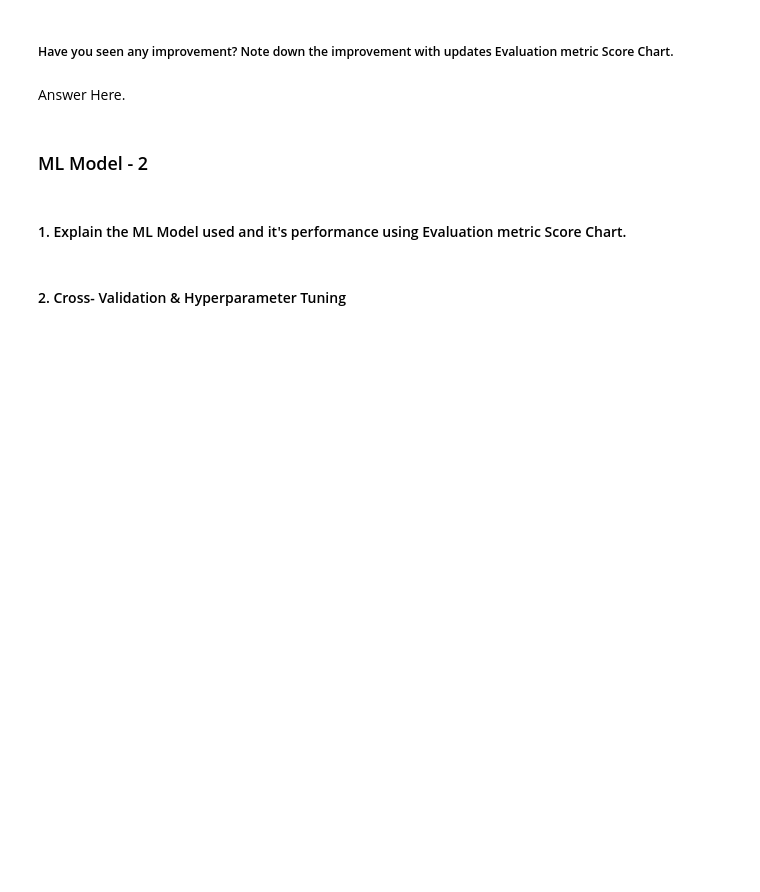
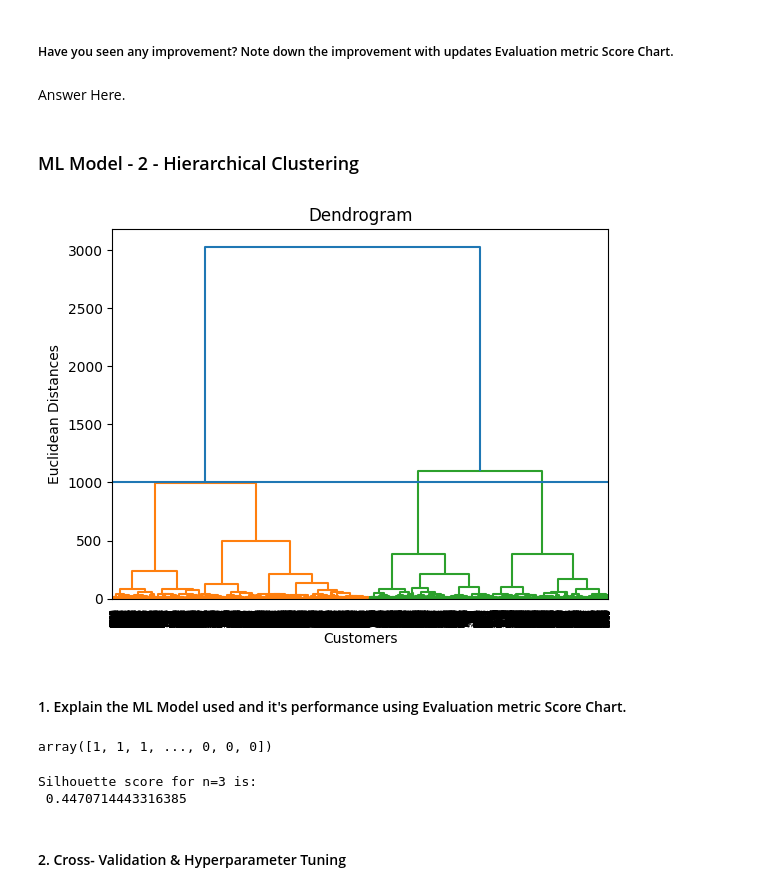
Before and after one commit to chetansgode/Zomato-Restaurant-Clustering-and-Sentiment-Analysis, a Jupyter notebook: Zomato_Restaurant_Clustering_and_Sentiment_Analysis_ML_Submission_Template.ipynb, the cells around one changed output. Saved outputs shown, nothing was run; the diff lists cells and outputs as text; code cells hidden in the pictures; blank space fills up the shorter version.

```diff
--- a/Zomato_Restaurant_Clustering_and_Sentiment_Analysis_ML_Submission_Template.ipynb
+++ b/Zomato_Restaurant_Clustering_and_Sentiment_Analysis_ML_Submission_Template.ipynb
@@ -1305,6 +1448,27 @@ Answer Here.
 # %% [markdown]
 Answer Here.
 # %% [markdown]
-### ML Model - 2
+### ML Model - 2 - Hierarchical Clustering
+# %%
+# ML Model - 2 Implementation
+#X=X.drop('Y_label',axis=1)
+
+# Using the dendogram to find the optimal number of clusters
+import scipy.cluster.hierarchy as sch
+dendrogram = sch.dendrogram(sch.linkage(X, method = 'ward'))
+plt.axhline(y=1000)
+plt.title('Dendrogram')
+plt.xlabel('Customers')
+plt.ylabel('Euclidean Distances')
+plt.show() # find largest vertical distance we can make without crossing any other horizontal line
+
+#Fitting model
+
+# Fitting hierarchical clustering to the mall dataset
+from sklearn.cluster import AgglomerativeClustering
+hc_ = AgglomerativeClustering(n_clusters = 3, affinity = 'euclidean', linkage = 'ward')
+y_hc = hc_.fit_predict(X)
+# %% [output]
+[figure, added]
 # %% [markdown]
 #### 1. Explain the ML Model used and it's performance using Evaluation metric Score Chart.
@@ -1313,3 +1475,19 @@ Answer Here.
+# %%
+y_hc
+# %% [output]
+array([1, 1, 1, ..., 0, 0, 0])
+# %%
+# Visualizing evaluation Metric Score chart
+
+#importing
+from sklearn.metrics import silhouette_score
+# Calculate the silhouette score
+silhouette_score_value = silhouette_score(X, y_hc)
+
+print('Silhouette score for n=3 is:\n', silhouette_score_value)
+# %% [output]
+Silhouette score for n=3 is:
+ 0.4470714443316385
 # %% [markdown]
 #### 2. Cross- Validation & Hyperparameter Tuning
 # %%
```
Also changed, not shown: parts of 91 cells of this notebook.
